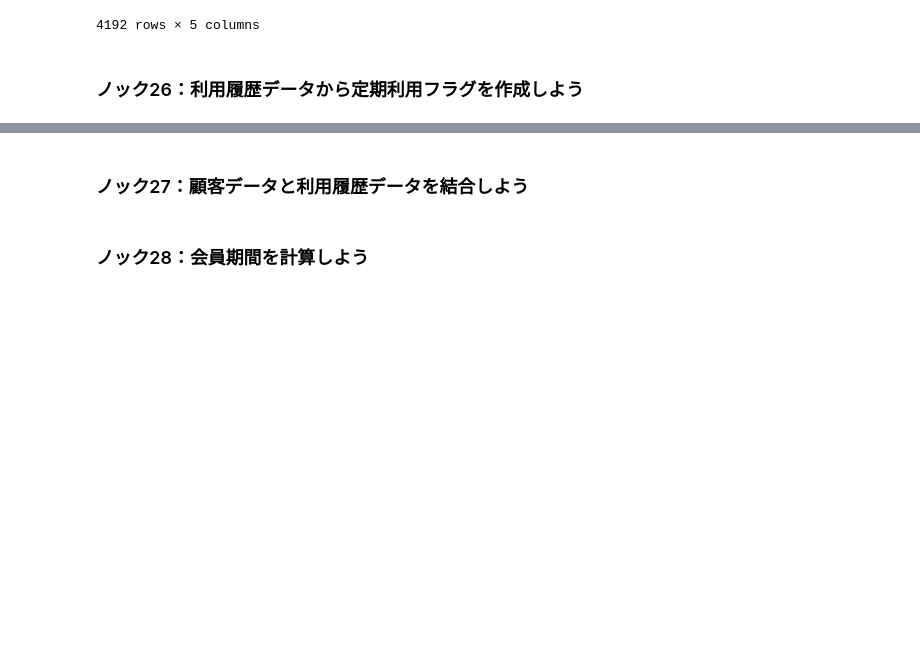
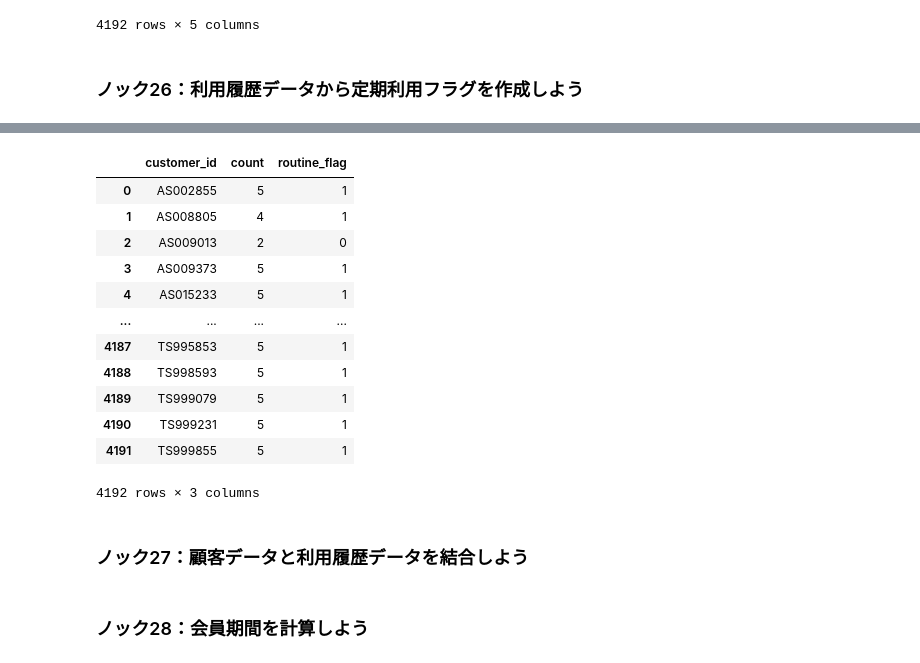
Before and after one commit to Rindrics/anlz100, a Jupyter notebook: chap3/chap3.ipynb, the cells around one changed output, grey strips where cells are left out. Cells and saved outputs as stored; diff of their text form; code cells hidden in the pictures; blank space fills up the shorter version.

```diff
--- a/chap3/chap3.ipynb
+++ b/chap3/chap3.ipynb
@@ -222,3 +241,22 @@ uselog_customer
+# %%
+uselog_weekday = uselog_weekday.groupby('customer_id', as_index=False).max()[['customer_id', 'count']]
+uselog_weekday['routine_flag'] = 0
+uselog_weekday['routine_flag'] = uselog_weekday['routine_flag'].where(uselog_weekday['count']<4, 1)
+uselog_weekday
+# %% [output]
+|  | customer_id | count | routine_flag |
+| 0 | AS002855 | 5 | 1 |
+| 1 | AS008805 | 4 | 1 |
+| 2 | AS009013 | 2 | 0 |
+| 3 | AS009373 | 5 | 1 |
+| 4 | AS015233 | 5 | 1 |
+| ... | ... | ... | ... |
+| 4187 | TS995853 | 5 | 1 |
+| 4188 | TS998593 | 5 | 1 |
+| 4189 | TS999079 | 5 | 1 |
+| 4190 | TS999231 | 5 | 1 |
+| 4191 | TS999855 | 5 | 1 |
+4192 rows × 3 columns
 # %% [markdown]
 ### ノック27：顧客データと利用履歴データを結合しよう
 # %% [markdown]
```
Also changed, not shown: parts of 1 cell of this notebook.
